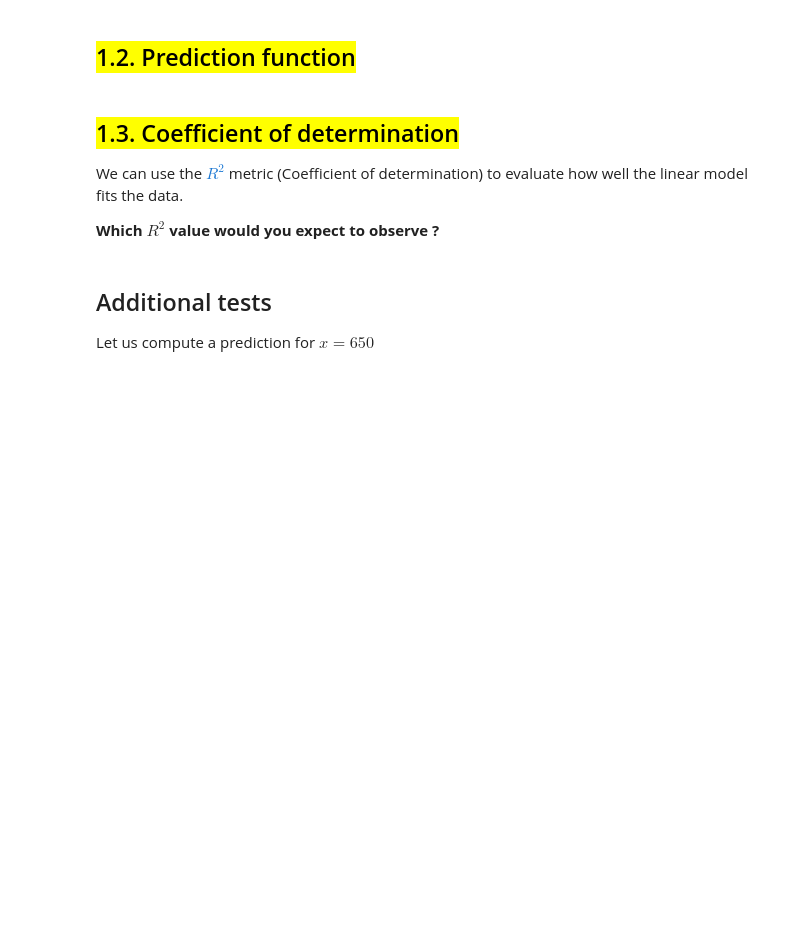
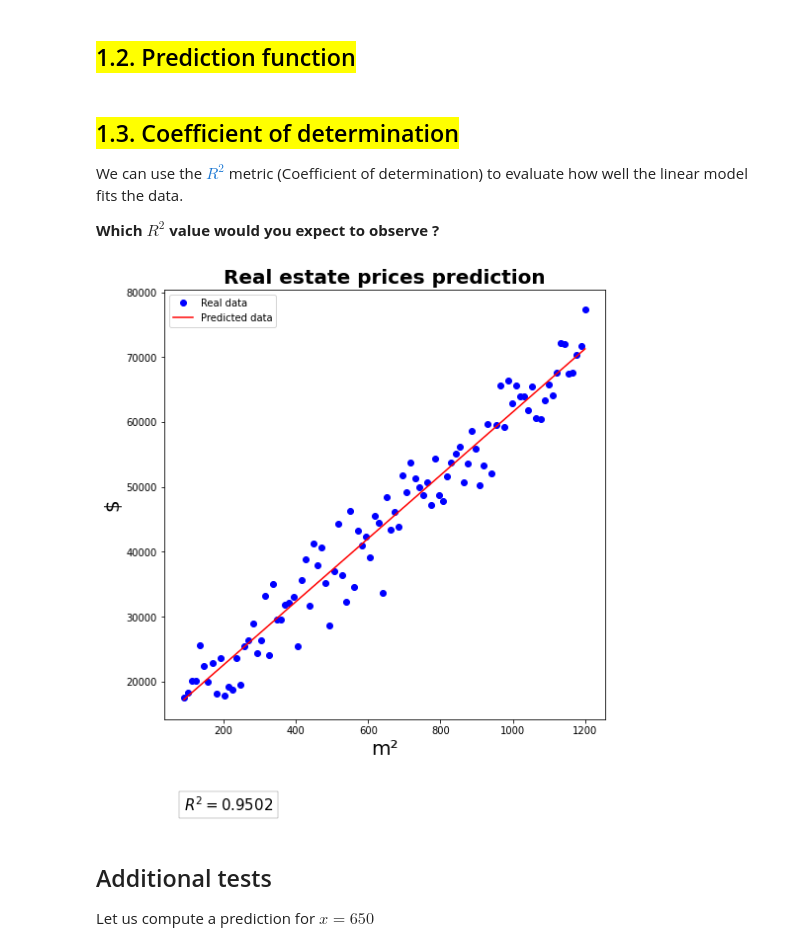
Before and after one commit to danigfavero/machine-learning, a Jupyter notebook: ep2/ep02_linreg_analytic.ipynb, the cells around one changed output. Cells and saved outputs as stored; diff of their text form; code cells hidden in the pictures; blank space fills up the shorter version.

```diff
--- a/ep2/ep02_linreg_analytic.ipynb
+++ b/ep2/ep02_linreg_analytic.ipynb
@@ -286,24 +286,26 @@ We can use the [$R^2$](https://pt.wikipedia.org/wiki/R%C2%B2) metric (Coefficien
 # %%
 from sklearn.metrics import r2_score
 
 # test of function normal_equation_prediction()
 prediction = normal_equation_prediction(X, w)
 
 # compute the R2 score using the r2_score function from sklearn
 # Replace 0 with an appropriate call of the function
 
 # START OF YOUR CODE:
-r_2 = 0
+r_2 = r2_score(y, prediction)
 # END OF YOUR CODE
 
 plot_points_regression(X,
                        y,
                        title='Real estate prices prediction',
                        xlabel="m\u00b2",
                        ylabel='$',
                        prediction=prediction,
                        legend=True,
                        r_squared=r_2)
+# %% [output]
+[figure, added]
 # %% [markdown]
 ## Additional tests
 
```
Also changed, not shown: parts of 3 cells of this notebook.
